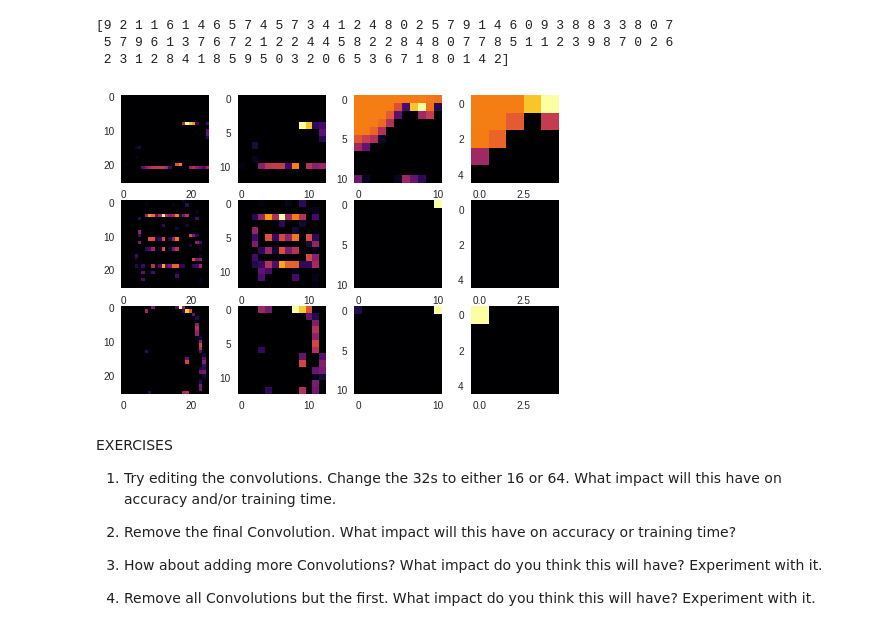
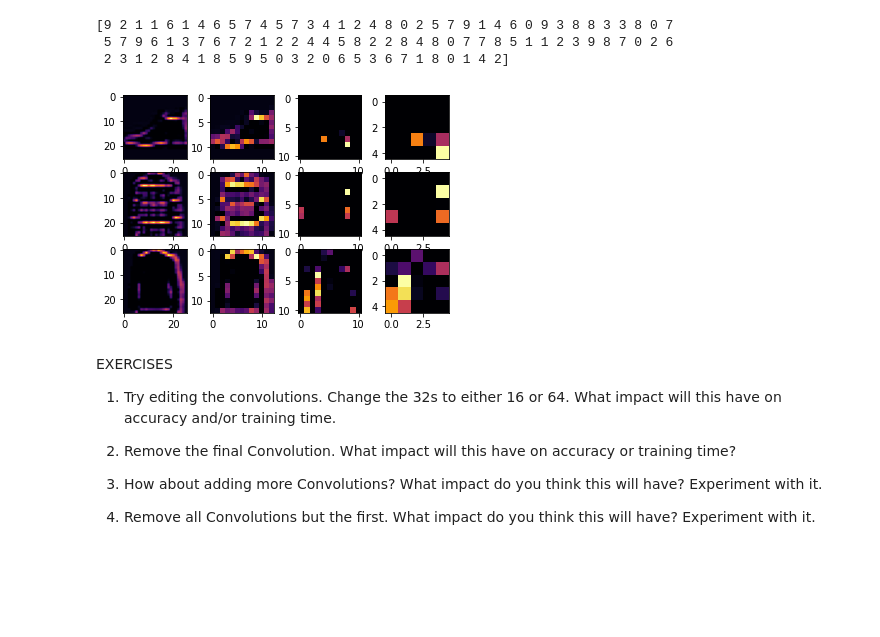
Before and after one commit to afazocar/learn, a Jupyter notebook: coursera/tf_developer/01_introduction/03_week/Course_1_Part_6_Lesson_2_Notebook.ipynb, the cells around one changed output. Drawn from its saved outputs; the diff is of its cells as text; code cells hidden in the pictures; blank space fills up the shorter version.

```diff
--- a/coursera/tf_developer/01_introduction/03_week/Course_1_Part_6_Lesson_2_Notebook.ipynb
+++ b/coursera/tf_developer/01_introduction/03_week/Course_1_Part_6_Lesson_2_Notebook.ipynb
@@ -79,6 +87,6 @@ model = tf.keras.models.Sequential([
 ])
 model.compile(optimizer='adam', loss='sparse_categorical_crossentropy', metrics=['accuracy'])
 model.summary()
-model.fit(training_images, training_labels, epochs=5)
+model.fit(training_images, training_labels, epochs=20)
 test_loss = model.evaluate(test_images, test_labels)
 # %% [output]
@@ -190,25 +198,25 @@ print(test_labels[:100])
 # %%
 import matplotlib.pyplot as plt
 f, axarr = plt.subplots(3,4)
 FIRST_IMAGE=0
 SECOND_IMAGE=7
 THIRD_IMAGE=26
-CONVOLUTION_NUMBER = 1
+CONVOLUTION_NUMBER = 4
 from tensorflow.keras import models
 layer_outputs = [layer.output for layer in model.layers]
 activation_model = tf.keras.models.Model(inputs = model.input, outputs = layer_outputs)
 for x in range(0,4):
   f1 = activation_model.predict(test_images[FIRST_IMAGE].reshape(1, 28, 28, 1))[x]
   axarr[0,x].imshow(f1[0, : , :, CONVOLUTION_NUMBER], cmap='inferno')
   axarr[0,x].grid(False)
   f2 = activation_model.predict(test_images[SECOND_IMAGE].reshape(1, 28, 28, 1))[x]
   axarr[1,x].imshow(f2[0, : , :, CONVOLUTION_NUMBER], cmap='inferno')
   axarr[1,x].grid(False)
   f3 = activation_model.predict(test_images[THIRD_IMAGE].reshape(1, 28, 28, 1))[x]
   axarr[2,x].imshow(f3[0, : , :, CONVOLUTION_NUMBER], cmap='inferno')
   axarr[2,x].grid(False)
 # %% [output]
-[figure, old version]
+[figure, new version]
 # %% [markdown]
 EXERCISES
 
```
Also changed, not shown: parts of 3 cells of this notebook.
